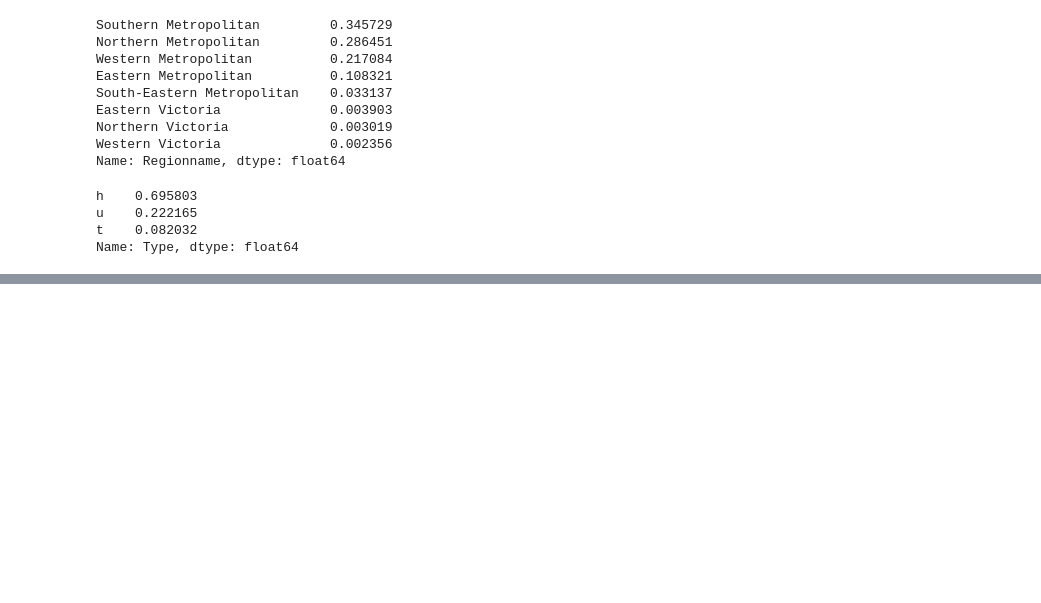
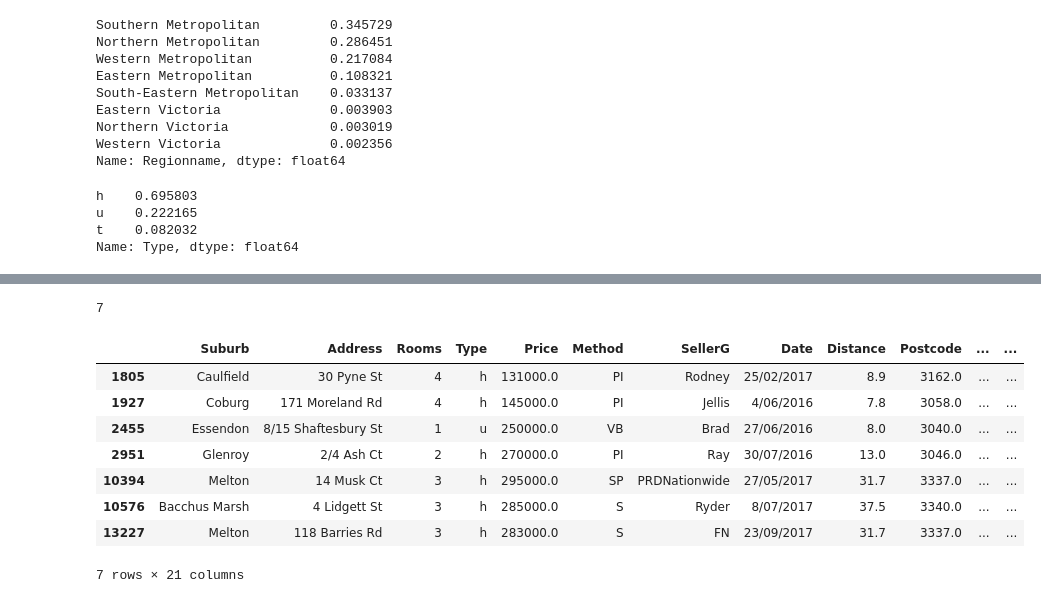
Before and after one commit to maniacmansion12/sf_data_sciense, a Jupyter notebook: Skillfactory/PYTHON-10. Введение в Pandas/введение в Pandas.ipynb, the cells around one changed output, grey strips where cells are left out. Cells and saved outputs as stored; diff of their text form; code cells hidden in the pictures; blank space fills up the shorter version.

```diff
--- a/Skillfactory/PYTHON-10. Введение в Pandas/введение в Pandas.ipynb
+++ b/Skillfactory/PYTHON-10. Введение в Pandas/введение в Pandas.ipynb
@@ -557,0 +676,16 @@ Name: Type, dtype: float64
+# %%
+melb_data[((melb_data['Rooms'] == 3) | (melb_data['BuildingArea'] > 100)) & (melb_data['Price'] < 300000)].shape[0]
+# %% [output]
+7
+# %%
+melb_data[((melb_data['Rooms'] == 3) | (melb_data['BuildingArea'] > 100)) & (melb_data['Price'] < 300000)]
+# %% [output]
+|  | Suburb | Address | Rooms | Type | Price | Method | SellerG | Date | Distance | Postcode | ... | ... |
+| 1805 | Caulfield | 30 Pyne St | 4 | h | 131000.0 | PI | Rodney | 25/02/2017 | 8.9 | 3162.0 | ... | ... |
+| 1927 | Coburg | 171 Moreland Rd | 4 | h | 145000.0 | PI | Jellis | 4/06/2016 | 7.8 | 3058.0 | ... | ... |
+| 2455 | Essendon | 8/15 Shaftesbury St | 1 | u | 250000.0 | VB | Brad | 27/06/2016 | 8.0 | 3040.0 | ... | ... |
+| 2951 | Glenroy | 2/4 Ash Ct | 2 | h | 270000.0 | PI | Ray | 30/07/2016 | 13.0 | 3046.0 | ... | ... |
+| 10394 | Melton | 14 Musk Ct | 3 | h | 295000.0 | SP | PRDNationwide | 27/05/2017 | 31.7 | 3337.0 | ... | ... |
+| 10576 | Bacchus Marsh | 4 Lidgett St | 3 | h | 285000.0 | S | Ryder | 8/07/2017 | 37.5 | 3340.0 | ... | ... |
+| 13227 | Melton | 118 Barries Rd | 3 | h | 283000.0 | S | FN | 23/09/2017 | 31.7 | 3337.0 | ... | ... |
+7 rows × 21 columns
```
Also changed, not shown: parts of 29 cells of this notebook, 3 other files.
